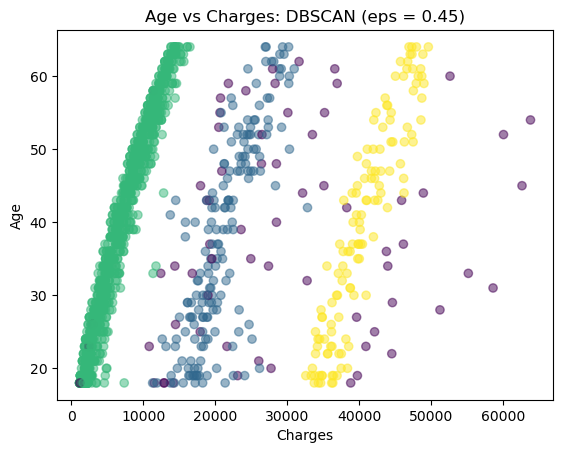
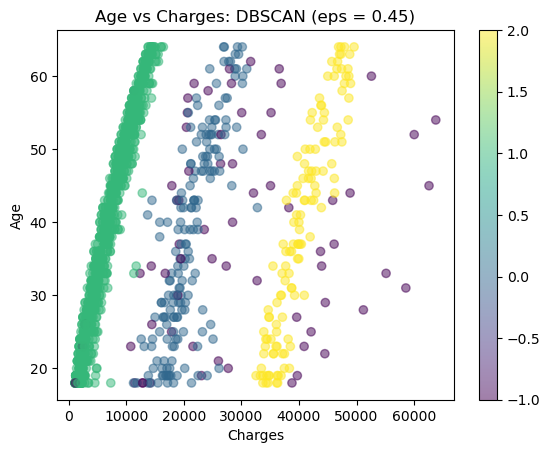
Code edit (unified diff) that turned the first committed figure into the second:
--- before
+++ after
@@ -12,7 +12,10 @@
 plt.scatter(insurance_df['charges'], 
             insurance_df['age'], 
-            c=insurance_df['clusters_dbscan'], cmap='viridis', alpha=0.5
+            c=insurance_df['clusters_dbscan'], cmap='viridis', alpha=0.5,
             )
 plt.xlabel('Charges')
 plt.ylabel("Age")
 plt.title('Age vs Charges: DBSCAN (eps = 0.45)')
+plt.colorbar()
+
+plt.show()

Commit: final